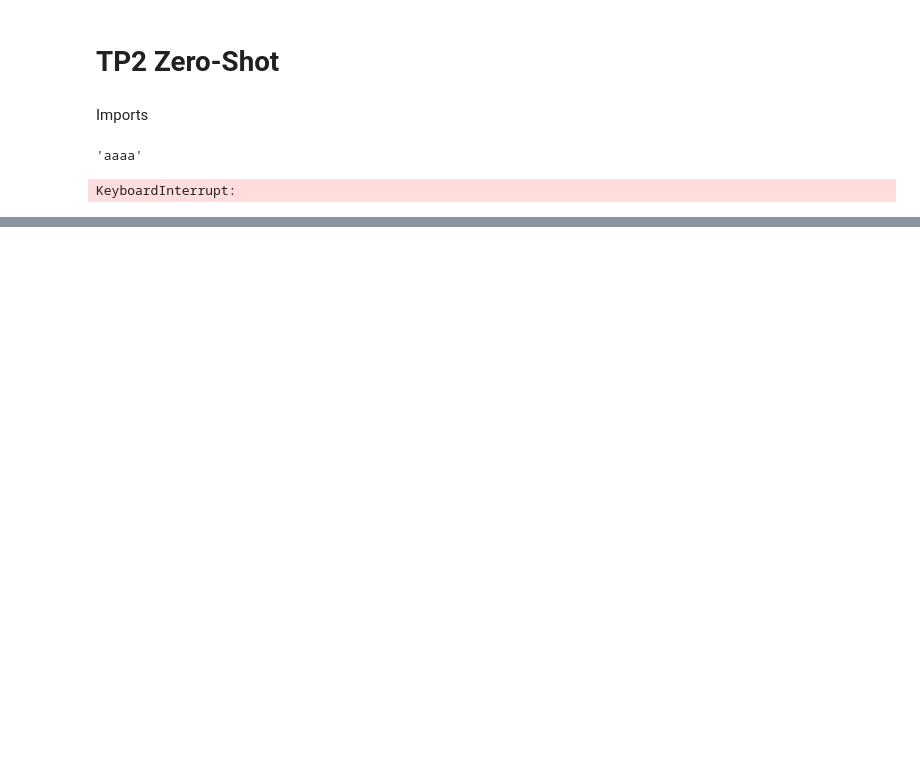
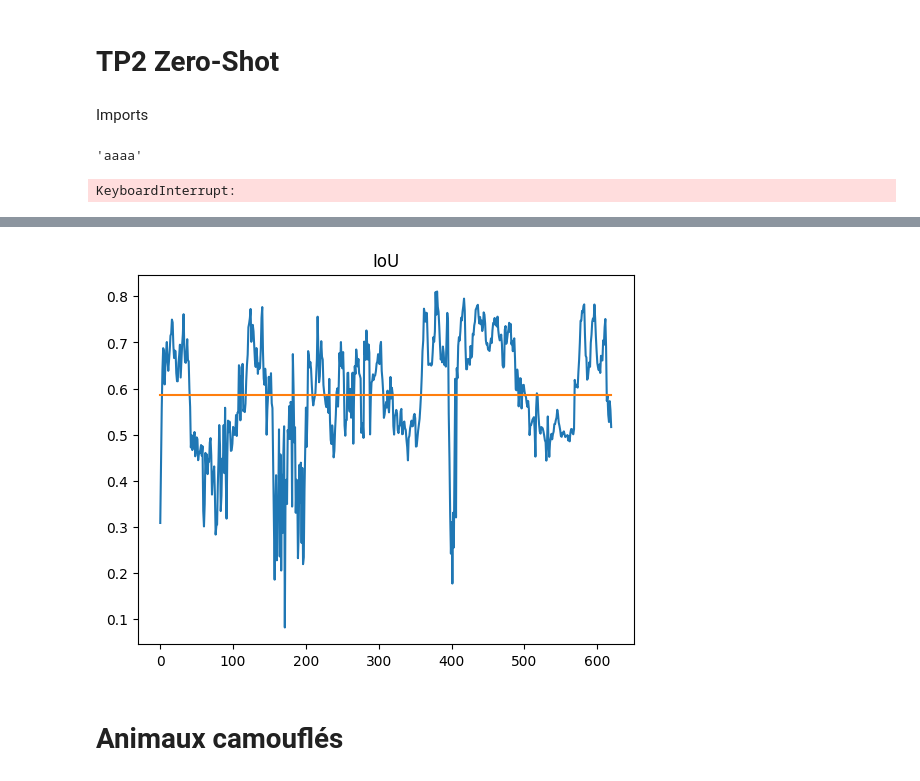
Before and after one commit to Yassine-Serroukhe-Idrissi/INF6804, a Jupyter notebook: TP2/notebook_zero_shot.ipynb, the cells around one changed output, grey strips where cells are left out. Saved outputs shown, nothing was run; the diff lists cells and outputs as text; code cells hidden in the pictures; blank space fills up the shorter version.

```diff
--- a/TP2/notebook_zero_shot.ipynb
+++ b/TP2/notebook_zero_shot.ipynb
@@ -209,3 +213,12 @@ for index in range(470,len(examples)):
+# %%
+plt.plot(iou_list)
+plt.plot(np.ones(len(iou_list))*np.mean(iou_list))
+plt.title("IoU")
+plt.show()
+# %% [output]
+[figure, added]
+# %% [markdown]
+# Animaux camouflés
 # %%
 
 # Définis le dossier contenant les images
```
Also changed, not shown: parts of 6 cells of this notebook.
